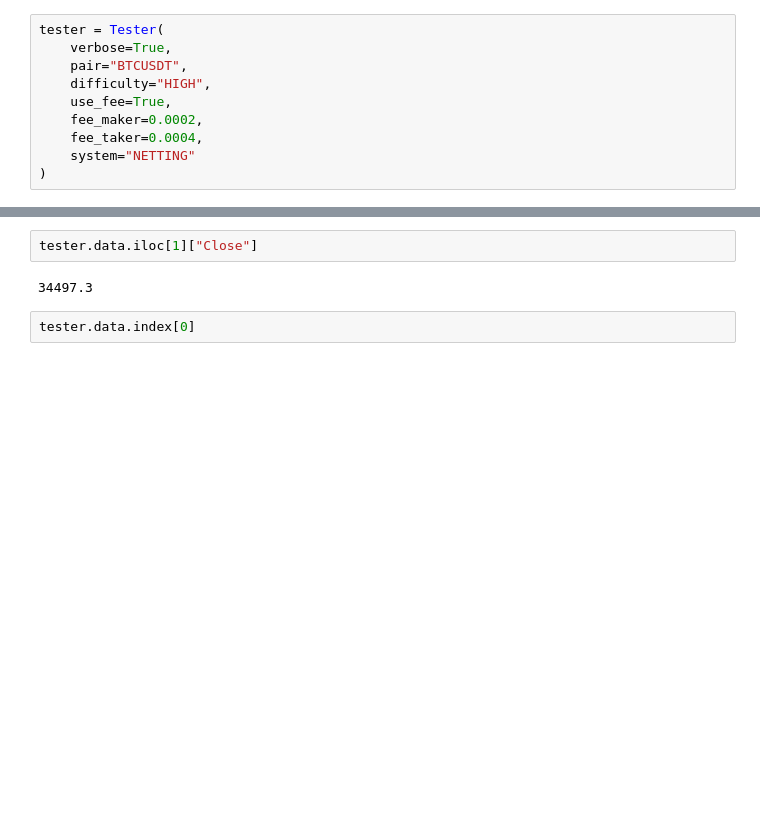
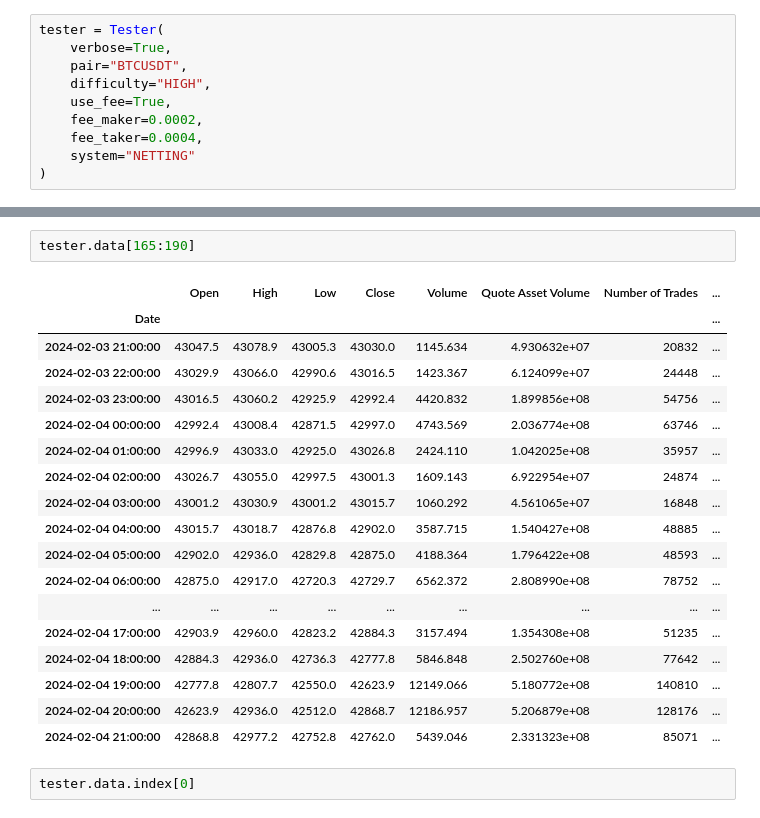
Before and after one commit to mauricioavs/trading-bot, a Jupyter notebook: tester/test_tester.ipynb, the cells around one changed output, grey strips where cells are left out. Drawn from its saved outputs; the diff is of its cells as text; blank space fills up the shorter version.

Commit message:
stable version of tester_rnn

```diff
--- a/tester/test_tester.ipynb
+++ b/tester/test_tester.ipynb
@@ -52,7 +53,24 @@ tester.plot_data(show_pos=False, cols=["Hold Strategy"])
-# %%
-tester.data.iloc[1]["Close"]
-# %% [output]
-34497.3
+# %%
+tester.data[165:190]
+# %% [output]
+|  | Open | High | Low | Close | Volume | Quote Asset Volume | Number of Trades | ... |
+| Date |  |  |  |  |  |  |  | ... |
+| 2024-02-03 21:00:00 | 43047.5 | 43078.9 | 43005.3 | 43030.0 | 1145.634 | 4.930632e+07 | 20832 | ... |
+| 2024-02-03 22:00:00 | 43029.9 | 43066.0 | 42990.6 | 43016.5 | 1423.367 | 6.124099e+07 | 24448 | ... |
+| 2024-02-03 23:00:00 | 43016.5 | 43060.2 | 42925.9 | 42992.4 | 4420.832 | 1.899856e+08 | 54756 | ... |
+| 2024-02-04 00:00:00 | 42992.4 | 43008.4 | 42871.5 | 42997.0 | 4743.569 | 2.036774e+08 | 63746 | ... |
+| 2024-02-04 01:00:00 | 42996.9 | 43033.0 | 42925.0 | 43026.8 | 2424.110 | 1.042025e+08 | 35957 | ... |
+| 2024-02-04 02:00:00 | 43026.7 | 43055.0 | 42997.5 | 43001.3 | 1609.143 | 6.922954e+07 | 24874 | ... |
+| 2024-02-04 03:00:00 | 43001.2 | 43030.9 | 43001.2 | 43015.7 | 1060.292 | 4.561065e+07 | 16848 | ... |
+| 2024-02-04 04:00:00 | 43015.7 | 43018.7 | 42876.8 | 42902.0 | 3587.715 | 1.540427e+08 | 48885 | ... |
+| 2024-02-04 05:00:00 | 42902.0 | 42936.0 | 42829.8 | 42875.0 | 4188.364 | 1.796422e+08 | 48593 | ... |
+| 2024-02-04 06:00:00 | 42875.0 | 42917.0 | 42720.3 | 42729.7 | 6562.372 | 2.808990e+08 | 78752 | ... |
+| ... | ... | ... | ... | ... | ... | ... | ... | ... |
+| 2024-02-04 17:00:00 | 42903.9 | 42960.0 | 42823.2 | 42884.3 | 3157.494 | 1.354308e+08 | 51235 | ... |
+| 2024-02-04 18:00:00 | 42884.3 | 42936.0 | 42736.3 | 42777.8 | 5846.848 | 2.502760e+08 | 77642 | ... |
+| 2024-02-04 19:00:00 | 42777.8 | 42807.7 | 42550.0 | 42623.9 | 12149.066 | 5.180772e+08 | 140810 | ... |
+| 2024-02-04 20:00:00 | 42623.9 | 42936.0 | 42512.0 | 42868.7 | 12186.957 | 5.206879e+08 | 128176 | ... |
+| 2024-02-04 21:00:00 | 42868.8 | 42977.2 | 42752.8 | 42762.0 | 5439.046 | 2.331323e+08 | 85071 | ... |
 # %%
 tester.data.index[0]
 # %% [output]
```
Also changed, not shown: parts of 3 cells of this notebook, 28 other files.
